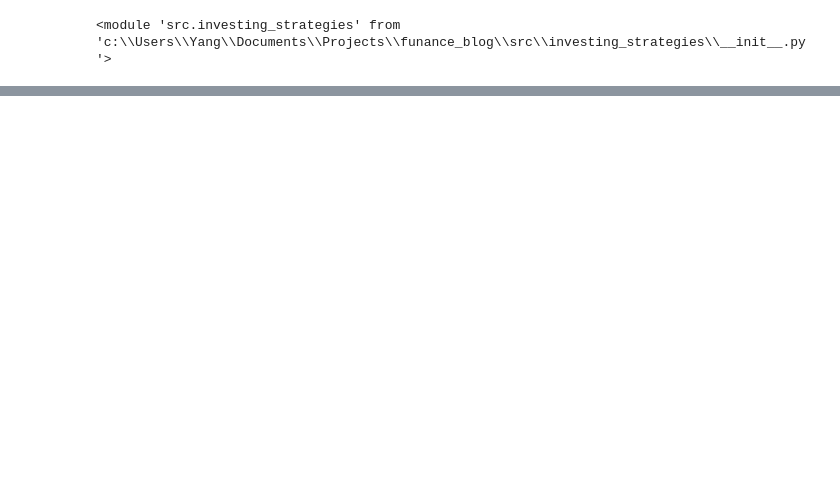
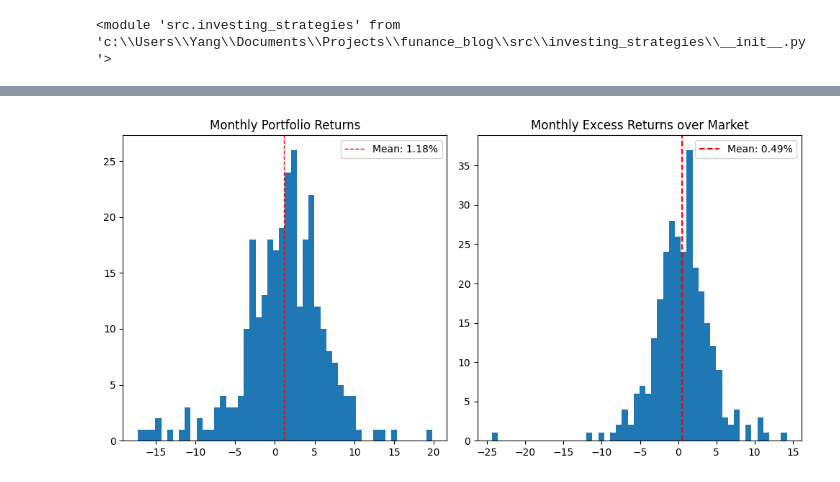
Before and after one commit to yangsu01/funance_blog, a Jupyter notebook: blogs/10-factor-models/pca-fa-implementation.ipynb, the cells around one changed output, grey strips where cells are left out. Drawn from its saved outputs; the diff is of its cells as text; code cells hidden in the pictures; blank space fills up the shorter version.

Commit message:
add backtest and plots

```diff
--- a/blogs/10-factor-models/pca-fa-implementation.ipynb
+++ b/blogs/10-factor-models/pca-fa-implementation.ipynb
@@ -20,7 +29,10 @@ importlib.reload(sys.modules['src.investing_strategies'])
 <module 'src.investing_strategies' from 'c:\\Users\\Yang\\Documents\\Projects\\funance_blog\\src\\investing_strategies\\__init__.py'>
 # %%
 # get data
-PATH = '../data/dow30.csv'
+DATA_START = '1994-12-31'
+DATA_END = '2024-06-30'
+PATH = '../data/snp500.csv'
+
 tickers = pd.read_csv(PATH)['ticker'].tolist()
 
 factors_df = pd.read_csv('../data/fama_french_momentum_daily.csv')
@@ -28,6 +40,9 @@ factors_df['Date'] = pd.to_datetime(factors_df['Date'])
 factors_df.set_index('Date', inplace=True)
 factors_df = factors_df / 100 # convert to decimals
 
-prices = yf.download(tickers, start='2000-01-01', end='2024-06-30')['Adj Close']
-returns = prices.pct_change(fill_method=None)[1:]
+prices = yf.download(tickers, start=DATA_START, end=datetime.today().strftime('%Y-%m-%d'))['Adj Close']
+market = yf.download('SPY', start=DATA_START, end=datetime.today().strftime('%Y-%m-%d'))['Adj Close']
+
+returns_df = prices.pct_change(fill_method=None)[1:]
+market_returns_df = market.pct_change(fill_method=None)[1:]
 # %% [output]
@@ -45,0 +223,21 @@ def backtest_strategy(
+# %%
+excess_returns = portfolio_returns - market_returns
+excess_mean = excess_returns.mean()
+mean = portfolio_returns.mean()
+# %%
+fig, ax = plt.subplots(1, 2, figsize=(10, 5))
+
+ax[0].hist(portfolio_returns, bins=50)
+ax[0].axvline(mean, color='red', linestyle='dashed', linewidth=1, label=f'Mean: {mean:.2f}%')
+ax[0].legend()
+ax[0].set_title('Monthly Portfolio Returns')
+
+ax[1].hist(excess_returns, bins=50)
+ax[1].axvline(excess_mean, color='red', linestyle='dashed', label=f'Mean: {excess_mean:.2f}%')
+ax[1].legend()
+ax[1].set_title('Monthly Excess Returns over Market')
+
+fig.tight_layout()
+fig.show()
+# %% [output]
+[figure, added]
```
Also changed, not shown: parts of 10 cells of this notebook.
